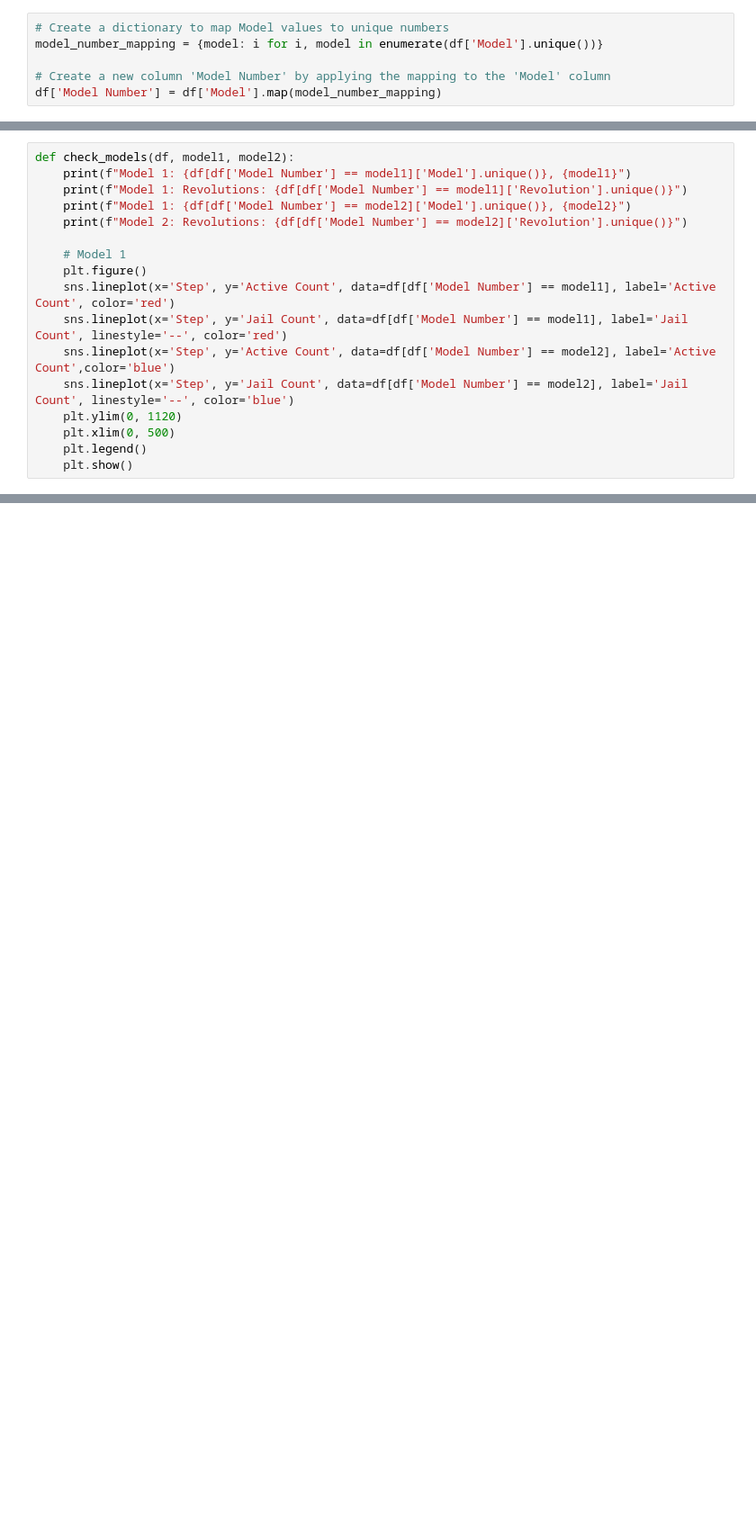
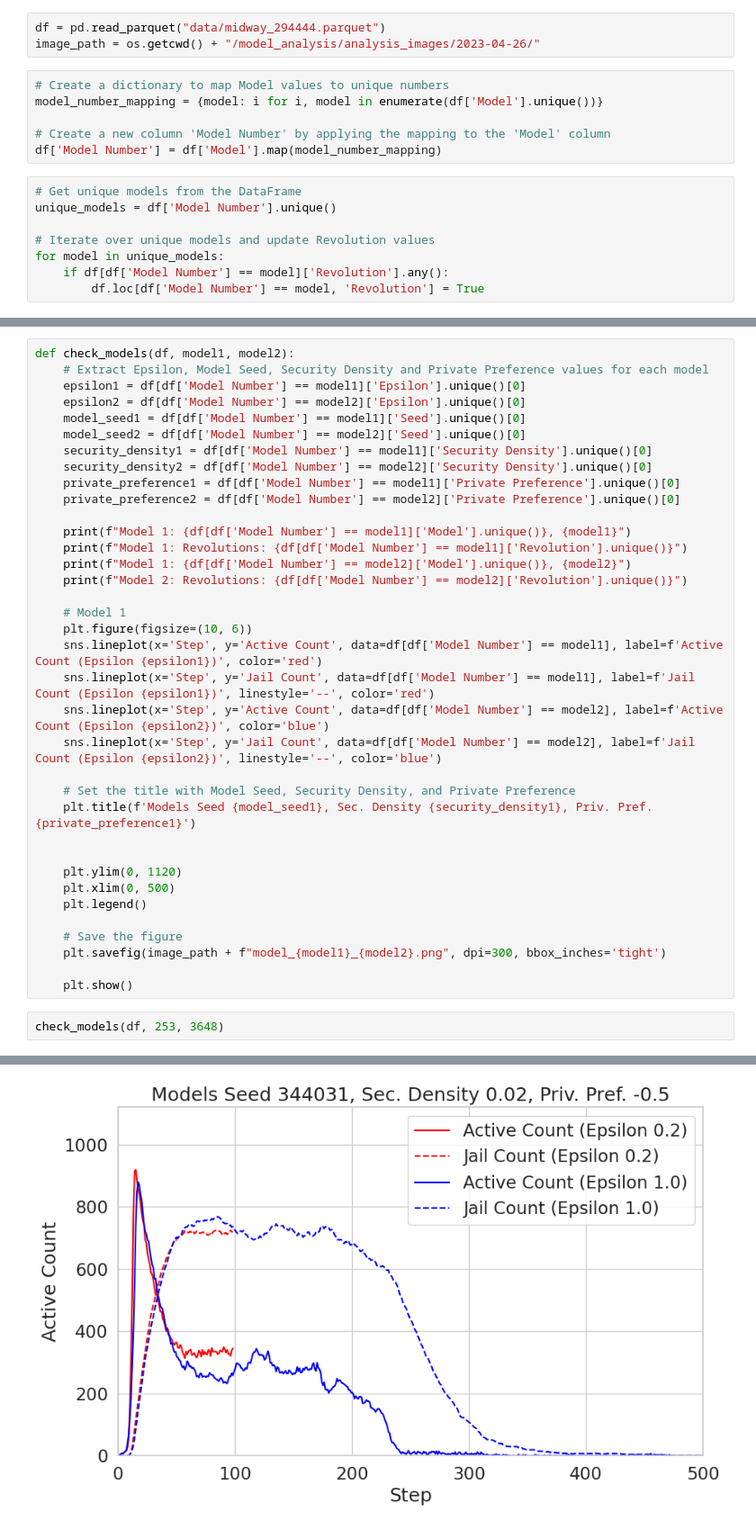
Before and after one commit to JoeHelbing/cascade, a Jupyter notebook: model_analysis/agent_level.ipynb, the cells around one changed output, grey strips where cells are left out. Shown at 90% size. Drawn from its saved outputs; the diff is of its cells as text; blank space fills up the shorter version.

Commit message:
agent analysis continued

```diff
--- a/model_analysis/agent_level.ipynb
+++ b/model_analysis/agent_level.ipynb
@@ -39,6 +50,17 @@ df = get_combined_count(df)
+# %%
+df = pd.read_parquet("data/midway_294444.parquet")
+image_path = os.getcwd() + "/model_analysis/analysis_images/2023-04-26/"
 # %%
 # Create a dictionary to map Model values to unique numbers
 model_number_mapping = {model: i for i, model in enumerate(df['Model'].unique())}
 
 # Create a new column 'Model Number' by applying the mapping to the 'Model' column
 df['Model Number'] = df['Model'].map(model_number_mapping)
+# %%
+# Get unique models from the DataFrame
+unique_models = df['Model Number'].unique()
+
+# Iterate over unique models and update Revolution values
+for model in unique_models:
+    if df[df['Model Number'] == model]['Revolution'].any():
+        df.loc[df['Model Number'] == model, 'Revolution'] = True
@@ -136,17 +185,39 @@ for pair in model_pairs:
 # %%
 def check_models(df, model1, model2):
+    # Extract Epsilon, Model Seed, Security Density and Private Preference values for each model
+    epsilon1 = df[df['Model Number'] == model1]['Epsilon'].unique()[0]
+    epsilon2 = df[df['Model Number'] == model2]['Epsilon'].unique()[0]
+    model_seed1 = df[df['Model Number'] == model1]['Seed'].unique()[0]
+    model_seed2 = df[df['Model Number'] == model2]['Seed'].unique()[0]
+    security_density1 = df[df['Model Number'] == model1]['Security Density'].unique()[0]
+    security_density2 = df[df['Model Number'] == model2]['Security Density'].unique()[0]
+    private_preference1 = df[df['Model Number'] == model1]['Private Preference'].unique()[0]
+    private_preference2 = df[df['Model Number'] == model2]['Private Preference'].unique()[0]
+
     print(f"Model 1: {df[df['Model Number'] == model1]['Model'].unique()}, {model1}")
     print(f"Model 1: Revolutions: {df[df['Model Number'] == model1]['Revolution'].unique()}")
     print(f"Model 1: {df[df['Model Number'] == model2]['Model'].unique()}, {model2}")
     print(f"Model 2: Revolutions: {df[df['Model Number'] == model2]['Revolution'].unique()}")
 
     # Model 1
-    plt.figure()
-    sns.lineplot(x='Step', y='Active Count', data=df[df['Model Number'] == model1], label='Active Count', color='red')
-    sns.lineplot(x='Step', y='Jail Count', data=df[df['Model Number'] == model1], label='Jail Count', linestyle='--', color='red')
-    sns.lineplot(x='Step', y='Active Count', data=df[df['Model Number'] == model2], label='Active Count',color='blue')
-    sns.lineplot(x='Step', y='Jail Count', data=df[df['Model Number'] == model2], label='Jail Count', linestyle='--', color='blue')
+    plt.figure(figsize=(10, 6))
+    sns.lineplot(x='Step', y='Active Count', data=df[df['Model Number'] == model1], label=f'Active Count (Epsilon {epsilon1})', color='red')
+    sns.lineplot(x='Step', y='Jail Count', data=df[df['Model Number'] == model1], label=f'Jail Count (Epsilon {epsilon1})', linestyle='--', color='red')
+    sns.lineplot(x='Step', y='Active Count', data=df[df['Model Number'] == model2], label=f'Active Count (Epsilon {epsilon2})', color='blue')
+    sns.lineplot(x='Step', y='Jail Count', data=df[df['Model Number'] == model2], label=f'Jail Count (Epsilon {epsilon2})', linestyle='--', color='blue')
+
+    # Set the title with Model Seed, Security Density, and Private Preference
+    plt.title(f'Models Seed {model_seed1}, Sec. Density {security_density1}, Priv. Pref. {private_preference1}')
+
+
     plt.ylim(0, 1120)
     plt.xlim(0, 500)
     plt.legend()
+
+    # Save the figure
+    plt.savefig(image_path + f"model_{model1}_{model2}.png", dpi=300, bbox_inches='tight')
+
     plt.show()
+# %%
+check_models(df, 253, 3648)
+# %% [output]
@@ -152,0 +228 @@ def check_models(df, model1, model2):
+[figure, added]
```
Also changed, not shown: parts of 18 cells of this notebook.
